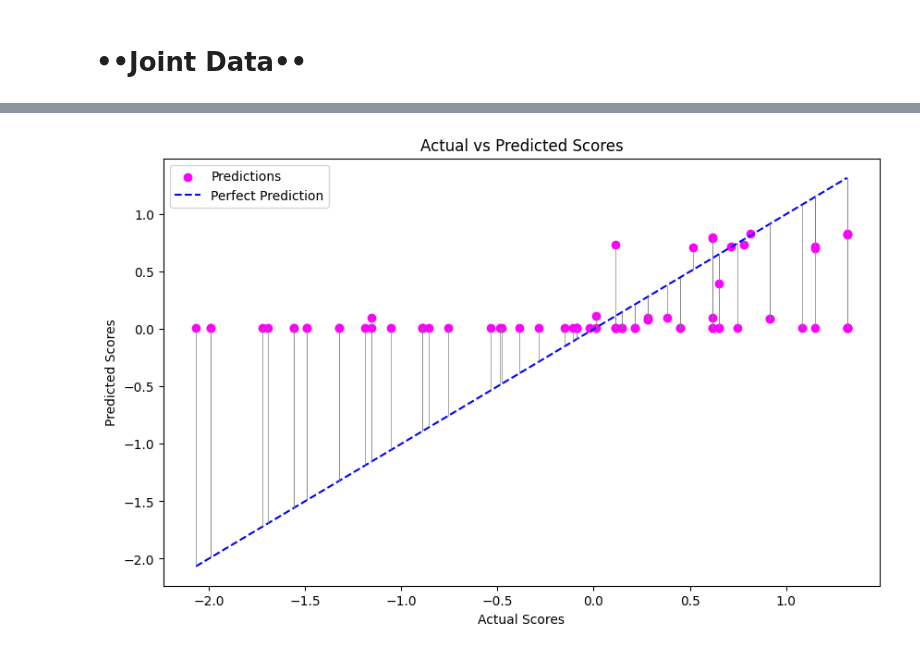
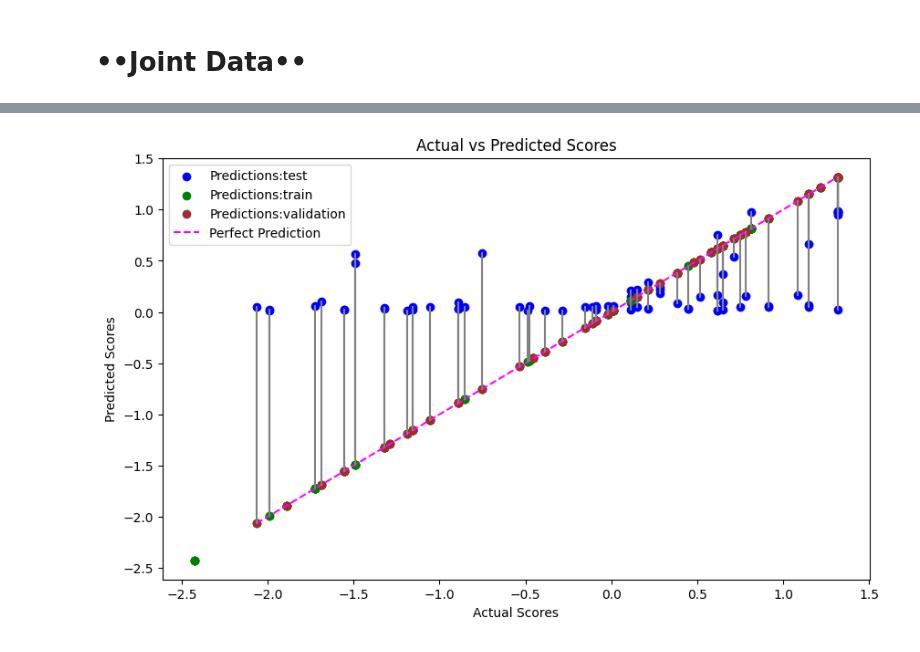
Before and after one commit to Upenyu2000/HumanSkeletonAnalysis, a Jupyter notebook: lstm_boiler.ipynb, the cells around one changed output, grey strips where cells are left out. Drawn from its saved outputs; the diff is of its cells as text; code cells hidden in the pictures.

```diff
--- a/lstm_boiler.ipynb
+++ b/lstm_boiler.ipynb
@@ -48,8 +48,8 @@ def y_reshape(y):
 
 # Function to split data into train, test, and validation sets
 def split_data(train_X, train_Y):
-    X_train, X_test, y_train, y_test = train_test_split(train_X, train_Y,train_size=0.8, test_size=0.2, random_state=42)
-    X_train, X_val, y_train, y_val = train_test_split(X_train, y_train,train_size=0.75, test_size=0.25, random_state=42)
+    X_train, X_test, y_train, y_test = train_test_split(train_X, train_Y,test_size=0.2, random_state=42)
+    X_train, X_val, y_train, y_val = train_test_split(X_train, y_train,test_size=0.25, random_state=42)
     return X_train, X_test, X_val, y_train, y_test, y_val
 
 # Load data for each exercise
@@ -386,31 +415,30 @@ B_ID1 folder: B_ID1
 # %%
 global model, X_train, y_train, X_val, y_val, X_test, y_test
 
-def evaluate_model(model, X_test):
-    predictions = model.predict(X_test).flatten()
+def evaluate_model(model, X_test,X_train,X_val):
+    predictions_test = model.predict(X_test).flatten()
+    predictions_train = model.predict(X_train).flatten()
+    predictions_val = model.predict(X_val).flatten()
     return predictions
-def plot_ranking(predictions, y_test):
-    """
-    Plots the ranking of actual vs predicted scores.
+def plot_ranking(predictions_test,predictions_train,predictions_val):
 
-    Args:
-        predictions: The model's predictions.
-        y_test: The ground truth labels.
-    """
     plt.figure(figsize=(10, 6))
-    plt.scatter(y_test, predictions, color='magenta', label='Predictions')
-    plt.plot([min(y_test), max(y_test)], [min(y_test), max(y_test)], color='blue', linestyle='--', label='Perfect Prediction')
+    plt.scatter(y_test, predictions_test, color='blue', label='Predictions:test')
+    plt.scatter(y_train, predictions_train, color='green', label='Predictions:train')
+    plt.scatter(y_val, predictions_val, color='brown', label='Predictions:validation')
+    plt.plot([min(y_test), max(y_test)], [min(y_test), max(y_test)], color='magenta', linestyle='--', label='Perfect Prediction')
 
     for i in range(len(y_test)):
-        plt.plot([y_test[i], y_test[i]], [y_test[i], predictions[i]], color='gray', linestyle='-', linewidth=0.5)
+        plt.plot([y_test[i], y_test[i]], [y_test[i], predictions[i]], color='gray', linestyle='-')
 
     plt.title("Actual vs Predicted Scores")
     plt.legend(loc='best')
     plt.xlabel('Actual Scores')
     plt.ylabel('Predicted Scores')
-    plt.show()
+plt.savefig('images/ranking.png')
+plt.show()
 
 # Evaluate the model and plot the ranking
-predictions = evaluate_model(model, X_test)
-plot_ranking(predictions, y_test)
+predictions = evaluate_model(model, X_test,X_train,X_val)
+plot_ranking(predictions,y_train,y_val)
 # %% [output]
@@ -418 +449 @@ plot_ranking(predictions, y_test)
-[figure, old version]
+[figure, new version]
```
Also changed, not shown: parts of 10 cells of this notebook, 6 other files.
